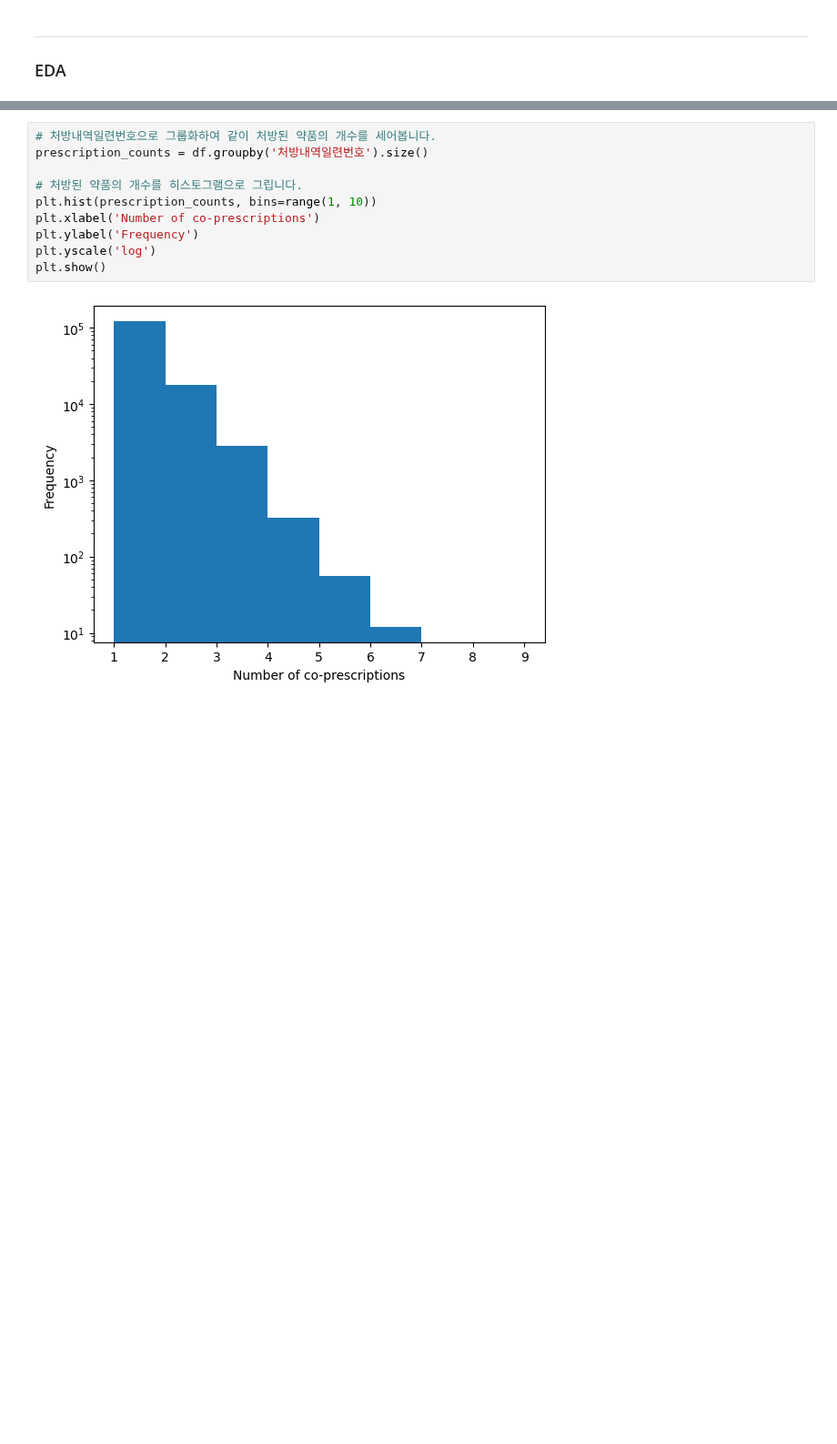
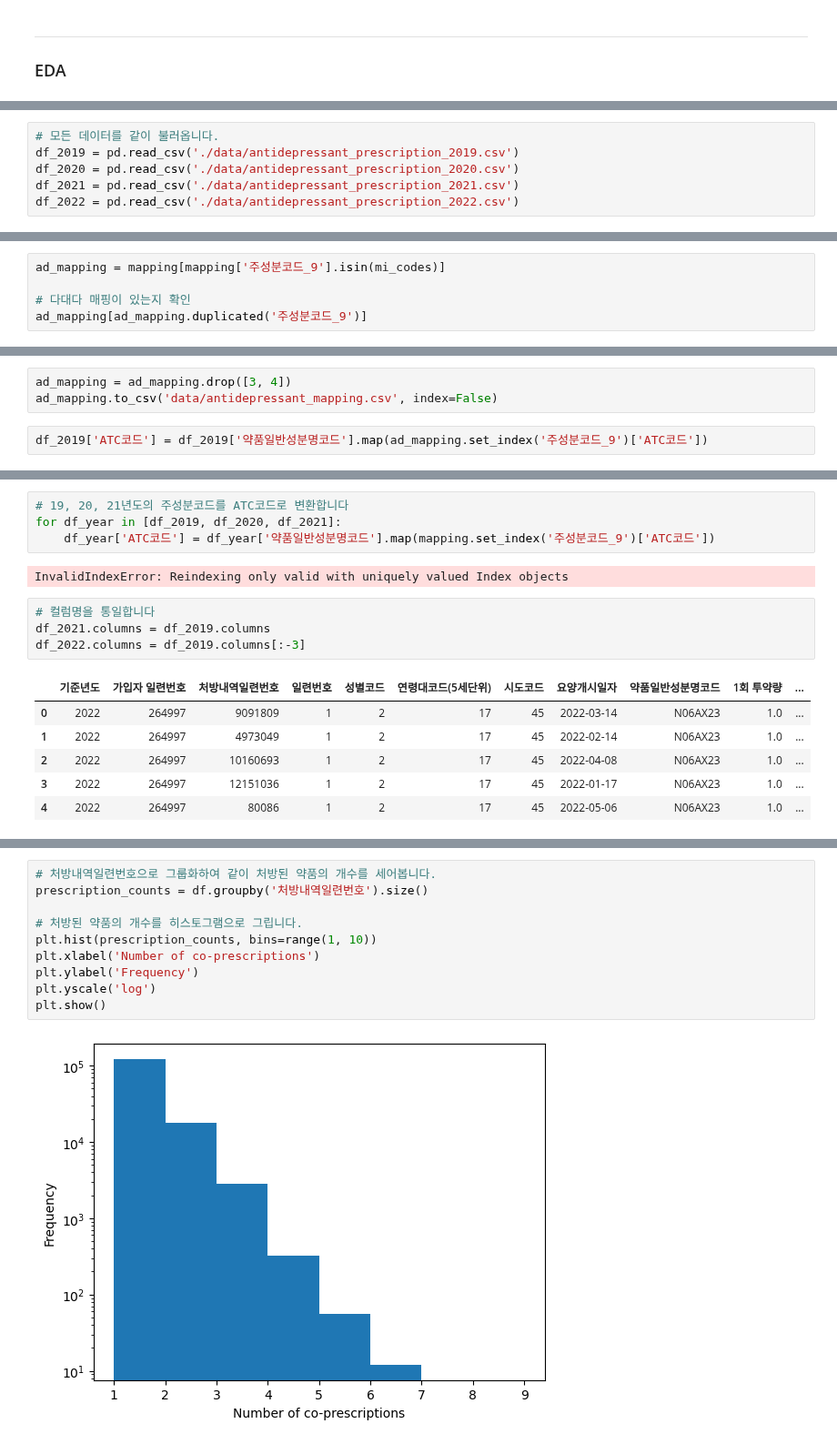
Before and after one commit to YuHan-J-Nam/Drug_Coprescription_Network_Analysis, a Jupyter notebook: medicine_filtering.ipynb, the cells around one changed output, grey strips where cells are left out. Shown at 91% size. Drawn from its saved outputs; the diff is of its cells as text; blank space fills up the shorter version.

```diff
--- a/medicine_filtering.ipynb
+++ b/medicine_filtering.ipynb
@@ -60,0 +91,6 @@ plt.show()
+# %%
+# 모든 데이터를 같이 불러옵니다.
+df_2019 = pd.read_csv('./data/antidepressant_prescription_2019.csv')
+df_2020 = pd.read_csv('./data/antidepressant_prescription_2020.csv')
+df_2021 = pd.read_csv('./data/antidepressant_prescription_2021.csv')
+df_2022 = pd.read_csv('./data/antidepressant_prescription_2022.csv')
@@ -60,0 +106,5 @@ plt.show()
+# %%
+ad_mapping = mapping[mapping['주성분코드_9'].isin(mi_codes)]
+
+# 다대다 매핑이 있는지 확인
+ad_mapping[ad_mapping.duplicated('주성분코드_9')]
@@ -60,0 +125,5 @@ plt.show()
+# %%
+ad_mapping = ad_mapping.drop([3, 4])
+ad_mapping.to_csv('data/antidepressant_mapping.csv', index=False)
+# %%
+df_2019['ATC코드'] = df_2019['약품일반성분명코드'].map(ad_mapping.set_index('주성분코드_9')['ATC코드'])
@@ -60,0 +146,17 @@ plt.show()
+# %%
+# 19, 20, 21년도의 주성분코드를 ATC코드로 변환합니다
+for df_year in [df_2019, df_2020, df_2021]:
+    df_year['ATC코드'] = df_year['약품일반성분명코드'].map(mapping.set_index('주성분코드_9')['ATC코드'])
+# %% [output]
+InvalidIndexError: Reindexing only valid with uniquely valued Index objects
+# %%
+# 컬럼명을 통일합니다
+df_2021.columns = df_2019.columns
+df_2022.columns = df_2019.columns[:-3]
+# %% [output]
+|  | 기준년도 | 가입자 일련번호 | 처방내역일련번호 | 일련번호 | 성별코드 | 연령대코드(5세단위) | 시도코드 | 요양개시일자 | 약품일반성분명코드 | 1회 투약량 | ... |
+| 0 | 2022 | 264997 | 9091809 | 1 | 2 | 17 | 45 | 2022-03-14 | N06AX23 | 1.0 | ... |
+| 1 | 2022 | 264997 | 4973049 | 1 | 2 | 17 | 45 | 2022-02-14 | N06AX23 | 1.0 | ... |
+| 2 | 2022 | 264997 | 10160693 | 1 | 2 | 17 | 45 | 2022-04-08 | N06AX23 | 1.0 | ... |
+| 3 | 2022 | 264997 | 12151036 | 1 | 2 | 17 | 45 | 2022-01-17 | N06AX23 | 1.0 | ... |
+| 4 | 2022 | 264997 | 80086 | 1 | 2 | 17 | 45 | 2022-05-06 | N06AX23 | 1.0 | ... |
```
Also changed, not shown: parts of 29 cells of this notebook, 3 other files.
